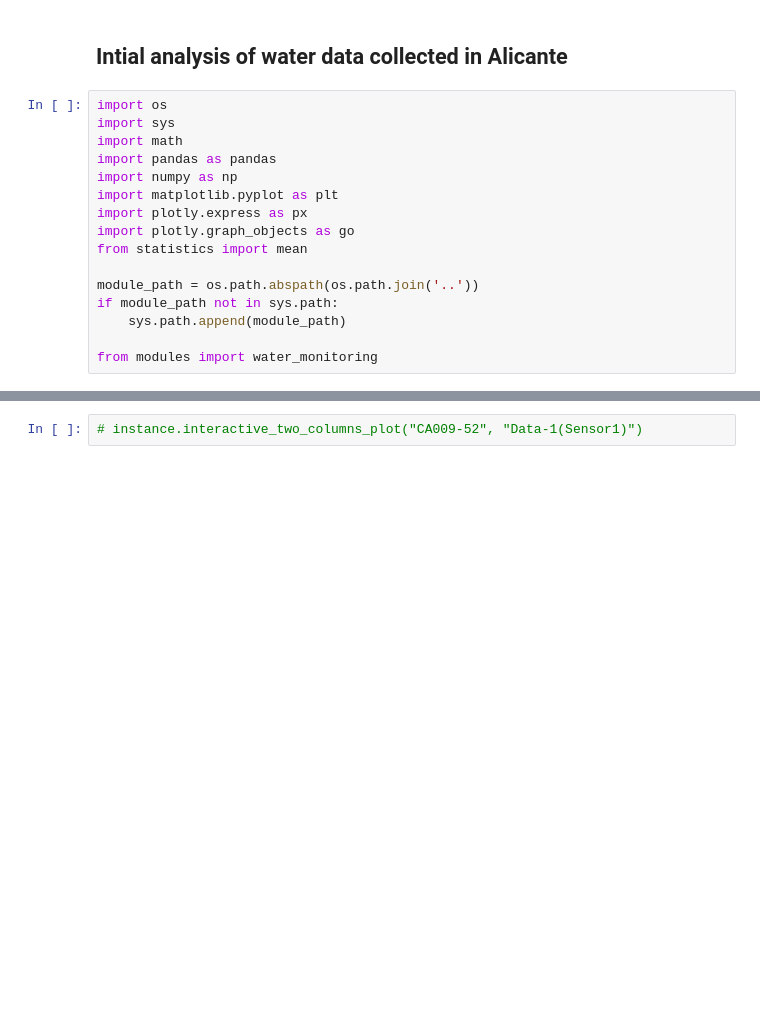
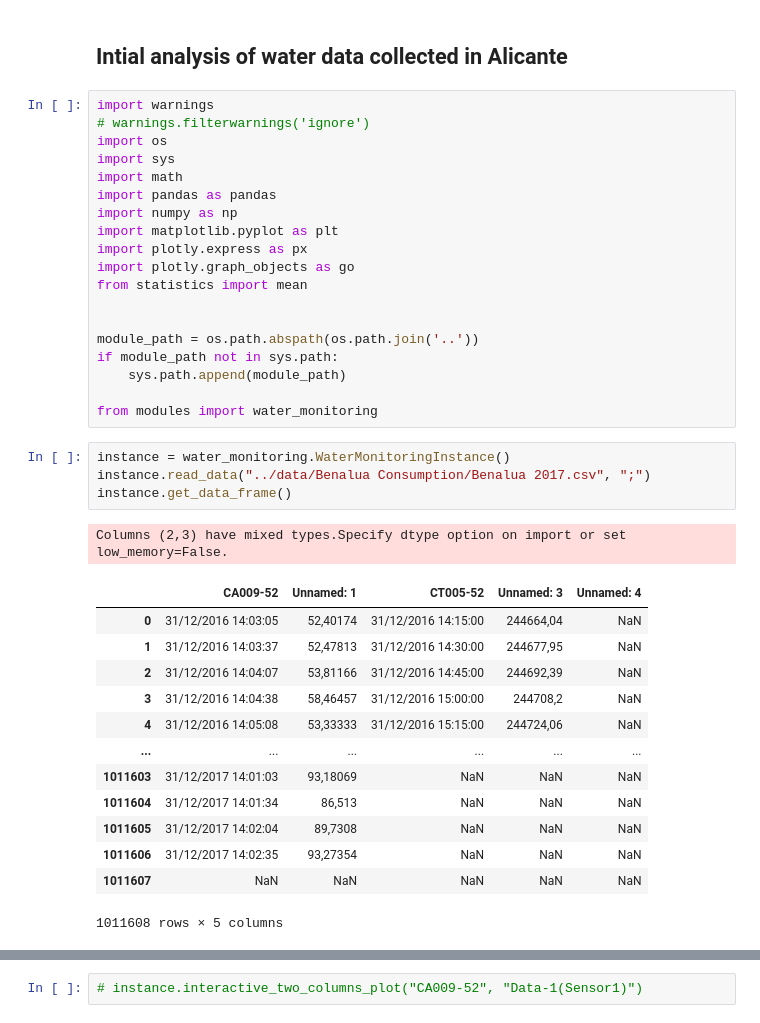
Before and after one commit to Zan-23/IJS_water_loss, a Jupyter notebook: notebooks/Alicante data analysis.ipynb, the cells around one changed output, grey strips where cells are left out. Saved outputs shown, nothing was run; the diff lists cells and outputs as text; blank space fills up the shorter version.

```diff
--- a/notebooks/Alicante data analysis.ipynb
+++ b/notebooks/Alicante data analysis.ipynb
@@ -1,6 +1,8 @@
 # %% [markdown]
 ## Intial analysis of water data collected in Alicante
 # %%
+import warnings
+# warnings.filterwarnings('ignore')
 import os
 import sys
 import math
@@ -11,9 +13,29 @@ import plotly.express as px
 import plotly.graph_objects as go
 from statistics import mean
 
+
 module_path = os.path.abspath(os.path.join('..'))
 if module_path not in sys.path:
     sys.path.append(module_path)
 
 from modules import water_monitoring
+# %%
+instance = water_monitoring.WaterMonitoringInstance()
+instance.read_data("../data/Benalua Consumption/Benalua 2017.csv", ";")
+instance.get_data_frame()
+# %% [output]
+Columns (2,3) have mixed types.Specify dtype option on import or set low_memory=False.
+|  | CA009-52 | Unnamed: 1 | CT005-52 | Unnamed: 3 | Unnamed: 4 |
+| 0 | 31/12/2016 14:03:05 | 52,40174 | 31/12/2016 14:15:00 | 244664,04 | NaN |
+| 1 | 31/12/2016 14:03:37 | 52,47813 | 31/12/2016 14:30:00 | 244677,95 | NaN |
+| 2 | 31/12/2016 14:04:07 | 53,81166 | 31/12/2016 14:45:00 | 244692,39 | NaN |
+| 3 | 31/12/2016 14:04:38 | 58,46457 | 31/12/2016 15:00:00 | 244708,2 | NaN |
+| 4 | 31/12/2016 14:05:08 | 53,33333 | 31/12/2016 15:15:00 | 244724,06 | NaN |
+| ... | ... | ... | ... | ... | ... |
+| 1011603 | 31/12/2017 14:01:03 | 93,18069 | NaN | NaN | NaN |
+| 1011604 | 31/12/2017 14:01:34 | 86,513 | NaN | NaN | NaN |
+| 1011605 | 31/12/2017 14:02:04 | 89,7308 | NaN | NaN | NaN |
+| 1011606 | 31/12/2017 14:02:35 | 93,27354 | NaN | NaN | NaN |
+| 1011607 | NaN | NaN | NaN | NaN | NaN |
+1011608 rows × 5 columns
 # %%
```
Also changed, not shown: parts of 8 cells of this notebook, 1 other file.
